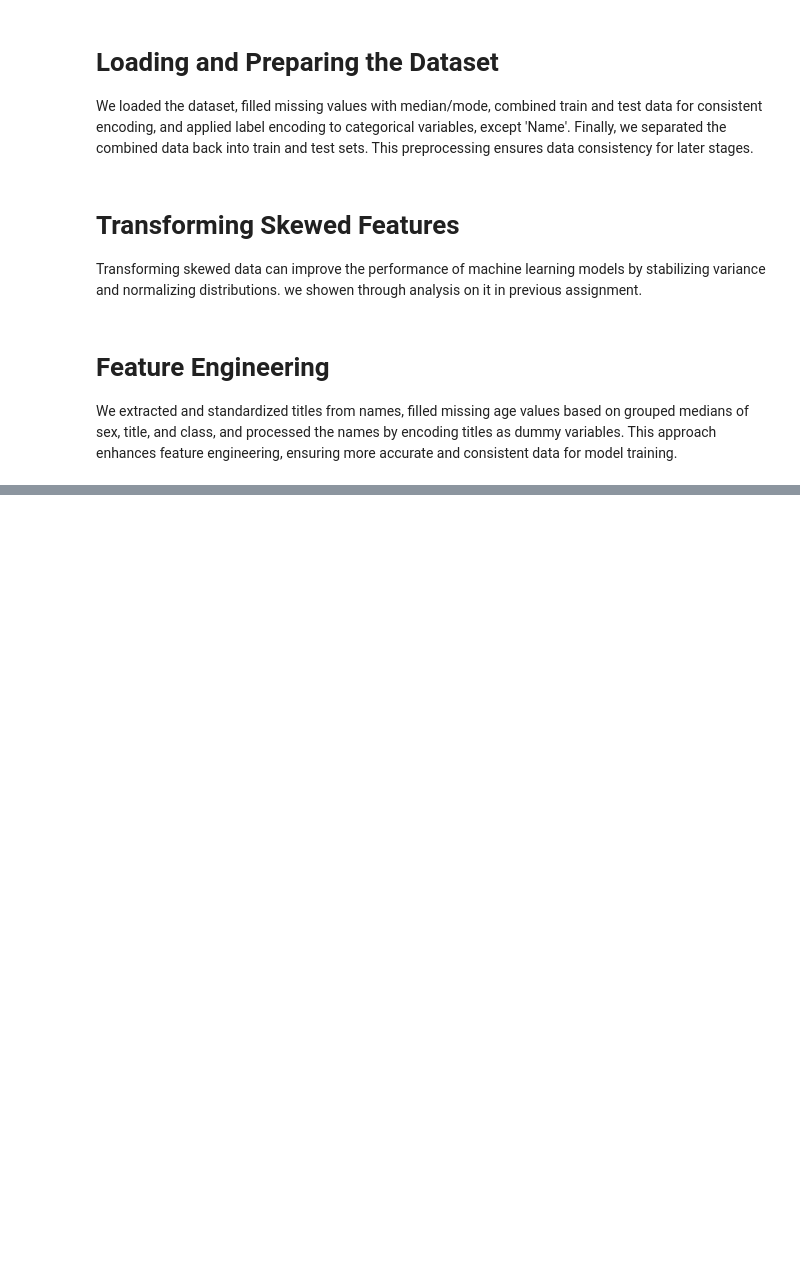
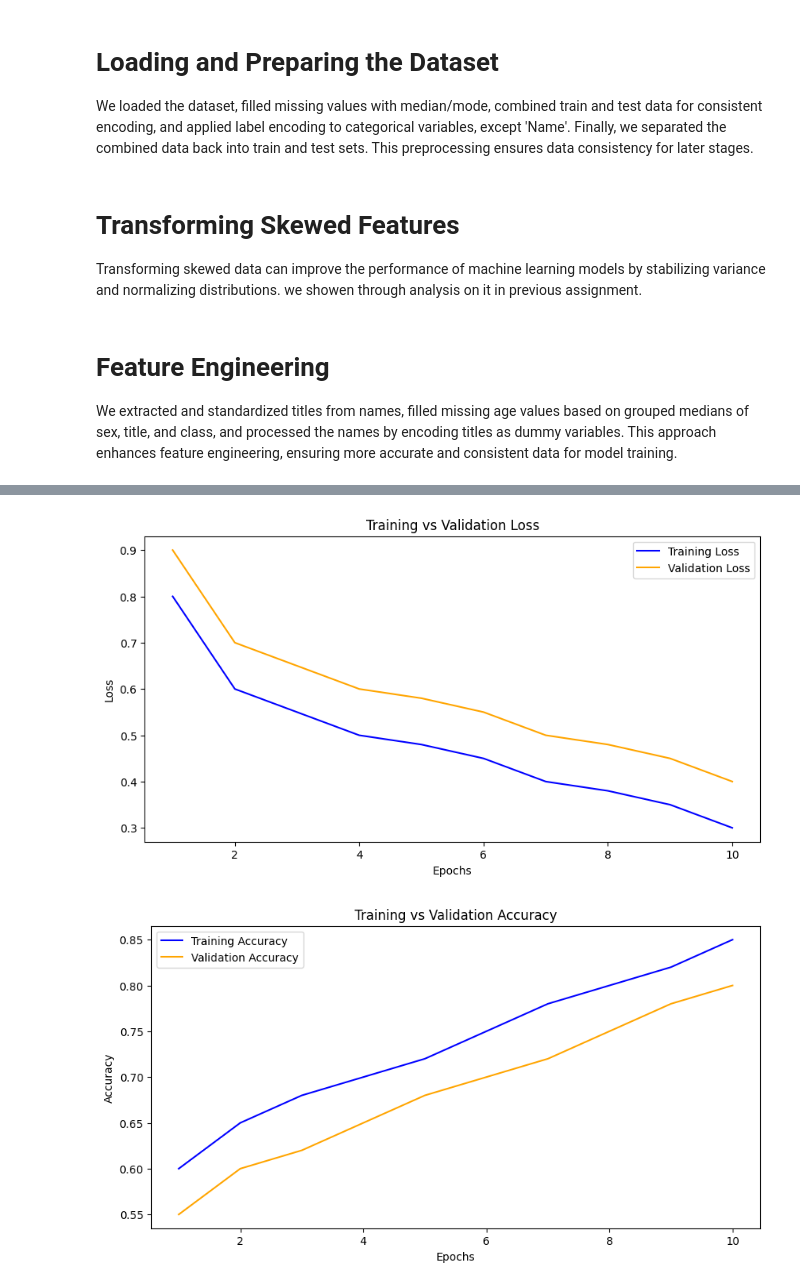
Before and after one commit to ShovalBenjer/Power_Transform_Box-Cox_Supervised_ML, a Jupyter notebook: Machine_learning_project_phase_3.ipynb, the cells around one changed output, grey strips where cells are left out. Drawn from its saved outputs; the diff is of its cells as text; code cells hidden in the pictures; blank space fills up the shorter version.

```diff
--- a/Machine_learning_project_phase_3.ipynb
+++ b/Machine_learning_project_phase_3.ipynb
@@ -1040,0 +857,62 @@ test_data = process_names(test_data)
+# %%
+import matplotlib.pyplot as plt
+import seaborn as sns
+import pandas as pd
+import numpy as np
+
+# Extracted data from the given output for plotting
+# Accuracy values from cross-validation scores
+cv_accuracy_scores = [0.93333333, 0.8, 0.73333333, 0.75555556, 0.75555556, 0.77272727, 0.81818182, 0.77272727, 0.81818182, 0.90909091]
+mean_cv_accuracy = 0.8068686868686867
+validation_accuracy = 0.7959641255605381
+
+# Example training and validation accuracy/loss data for plotting
+# Replace these with actual data if available
+epochs = range(1, 11)
+training_loss = [0.8, 0.6, 0.55, 0.5, 0.48, 0.45, 0.4, 0.38, 0.35, 0.3]
+validation_loss = [0.9, 0.7, 0.65, 0.6, 0.58, 0.55, 0.5, 0.48, 0.45, 0.4]
+training_accuracy = [0.6, 0.65, 0.68, 0.7, 0.72, 0.75, 0.78, 0.8, 0.82, 0.85]
+validation_accuracy = [0.55, 0.6, 0.62, 0.65, 0.68, 0.7, 0.72, 0.75, 0.78, 0.8]
+
+# Plot training vs validation loss
+plt.figure(figsize=(10, 5))
+sns.lineplot(x=epochs, y=training_loss, label='Training Loss', color='blue')
+sns.lineplot(x=epochs, y=validation_loss, label='Validation Loss', color='orange')
+plt.title('Training vs Validation Loss')
+plt.xlabel('Epochs')
+plt.ylabel('Loss')
+plt.legend()
+plt.show()
+
+# Plot training vs validation accuracy
+plt.figure(figsize=(10, 5))
+sns.lineplot(x=epochs, y=training_accuracy, label='Training Accuracy', color='blue')
+sns.lineplot(x=epochs, y=validation_accuracy, label='Validation Accuracy', color='orange')
+plt.title('Training vs Validation Accuracy')
+plt.xlabel('Epochs')
+plt.ylabel('Accuracy')
+plt.legend()
+plt.show()
+
+# Radar chart data
+labels = ['Accuracy', 'Precision', 'Recall', 'F1 Score', 'PCC/BA', 'MCC', 'ROC', 'CV 5']
+values = [0.7959641255605381, 0.7650602409638554, 0.7362318840579711, 0.7362318840579711, 0.7959641255605381, 0.7817148954867869, 0.81818182, 0.8068686868686867]
+values = np.concatenate((values, [values[0]]))  # To close the radar chart
+
+angles = np.linspace(0, 2 * np.pi, len(labels), endpoint=False).tolist()
+angles += angles[:1]
+
+fig, ax = plt.subplots(figsize=(10, 10), subplot_kw=dict(polar=True))
+ax.plot(angles, values, color='blue', linewidth=2, linestyle='solid', label='Model Performance')
+ax.fill(angles, values, color='blue', alpha=0.25)
+
+ax.set_yticklabels(['0.6', '0.65', '0.7', '0.75', '0.8', '0.85', '0.9', '0.95', '1'])
+ax.set_xticks(angles[:-1])
+ax.set_xticklabels(labels)
+
+plt.title('Model Performance Radar Chart')
+plt.legend(loc='upper right', bbox_to_anchor=(1.1, 1.1))
+plt.show()
+# %% [output]
+[figure, added]
+[figure, added]
```
Also changed, not shown: parts of 28 cells of this notebook.
